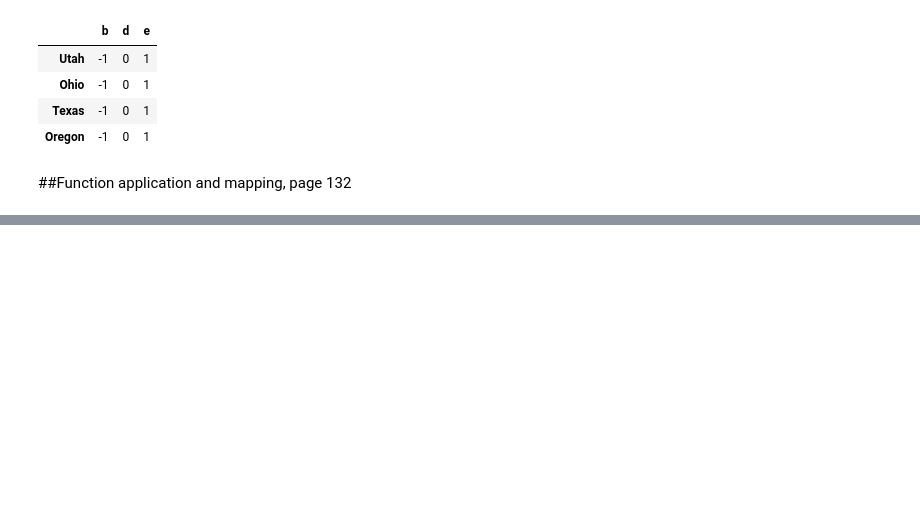
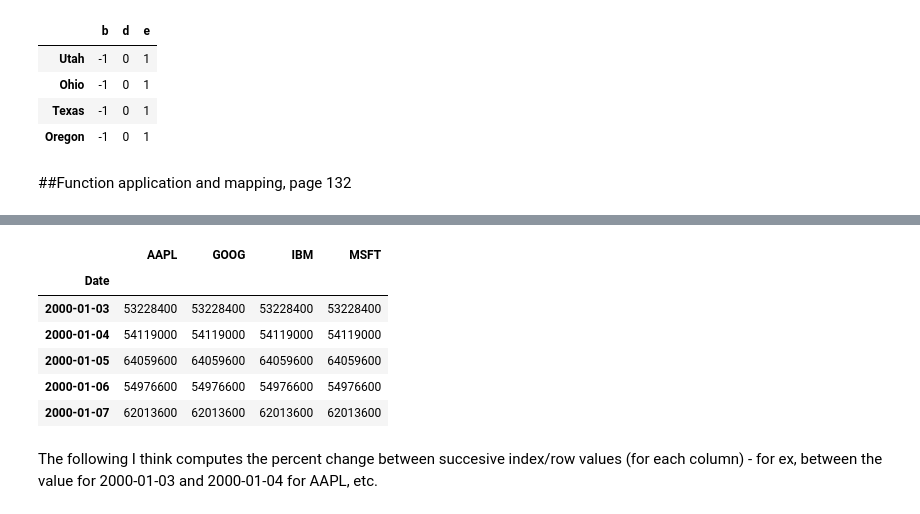
Before and after one commit to aenfield/random, a Jupyter notebook: PythonForDataAnalysisCh5.ipynb, the cells around one changed output, grey strips where cells are left out. Drawn from its saved outputs; the diff is of its cells as text; code cells hidden in the pictures; blank space fills up the shorter version.

```diff
--- a/PythonForDataAnalysisCh5.ipynb
+++ b/PythonForDataAnalysisCh5.ipynb
@@ -1023,0 +1552,12 @@ f.sub(s3, axis=0)
+# %%
+volume.head()
+# %% [output]
+|  | AAPL | GOOG | IBM | MSFT |
+| Date |  |  |  |  |
+| 2000-01-03 | 53228400 | 53228400 | 53228400 | 53228400 |
+| 2000-01-04 | 54119000 | 54119000 | 54119000 | 54119000 |
+| 2000-01-05 | 64059600 | 64059600 | 64059600 | 64059600 |
+| 2000-01-06 | 54976600 | 54976600 | 54976600 | 54976600 |
+| 2000-01-07 | 62013600 | 62013600 | 62013600 | 62013600 |
+# %% [markdown]
+The following I think computes the percent change between succesive index/row values (for each column) - for ex, between the value for 2000-01-03 and 2000-01-04 for AAPL, etc.
```
Also changed, not shown: parts of 98 cells of this notebook.
